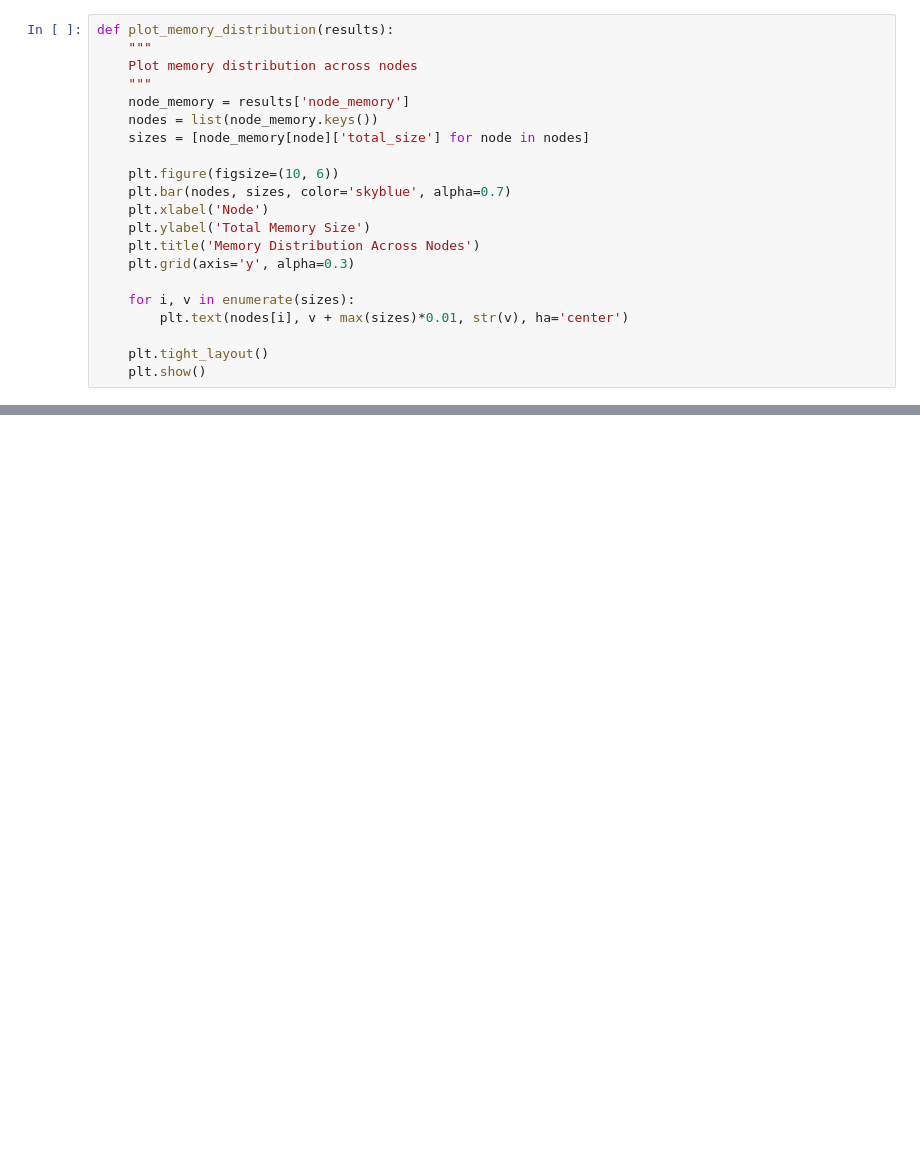
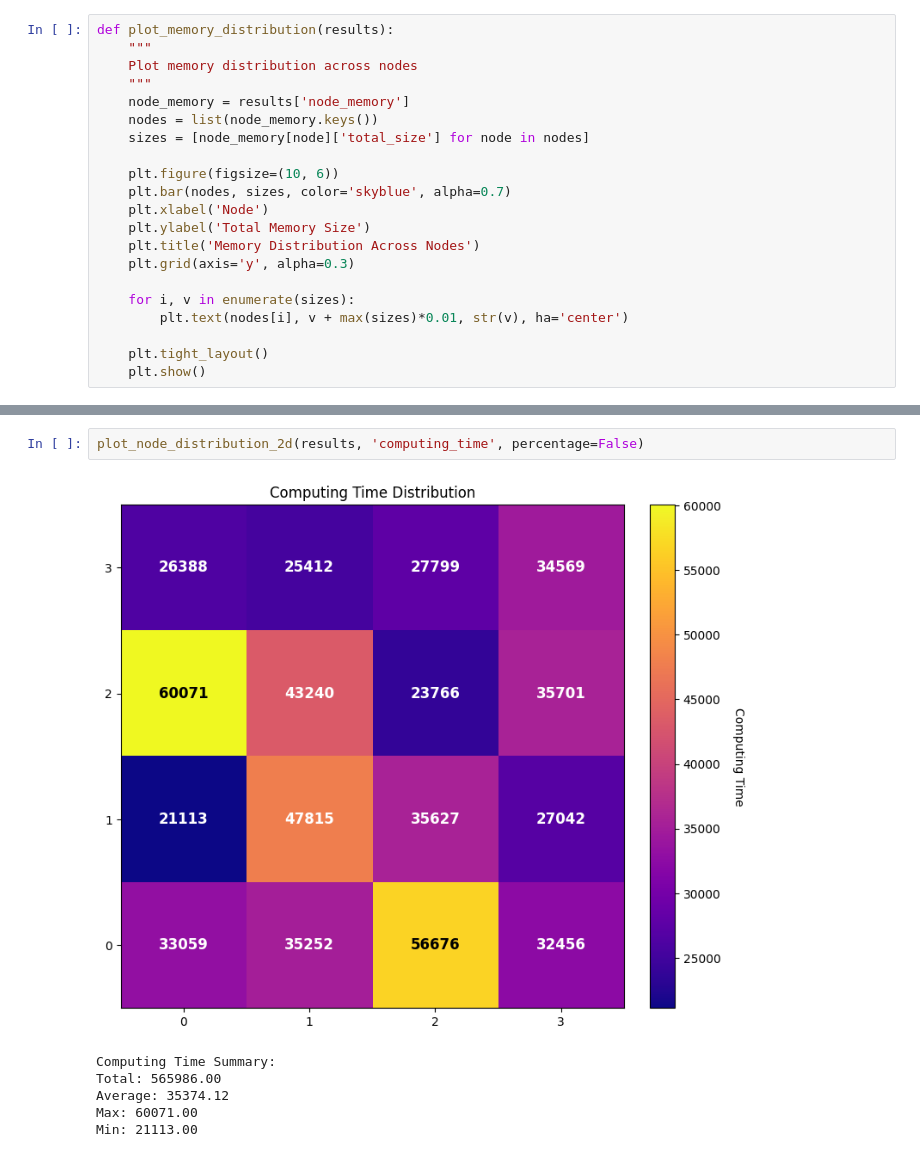
Before and after one commit to jjastrz14/ReNOS, a Jupyter notebook: notebooks/resources_imshow.ipynb, the cells around one changed output, grey strips where cells are left out. Drawn from its saved outputs; the diff is of its cells as text; blank space fills up the shorter version.

```diff
--- a/notebooks/resources_imshow.ipynb
+++ b/notebooks/resources_imshow.ipynb
@@ -311,0 +370,9 @@ Grid mapping (for 4x4 grid) in KB:
+# %%
+plot_node_distribution_2d(results, 'computing_time', percentage=False)
+# %% [output]
+[figure, added]
+Computing Time Summary:
+Total: 565986.00
+Average: 35374.12
+Max: 60071.00
+Min: 21113.00
```
Also changed, not shown: parts of 10 cells of this notebook, 2 other files.
